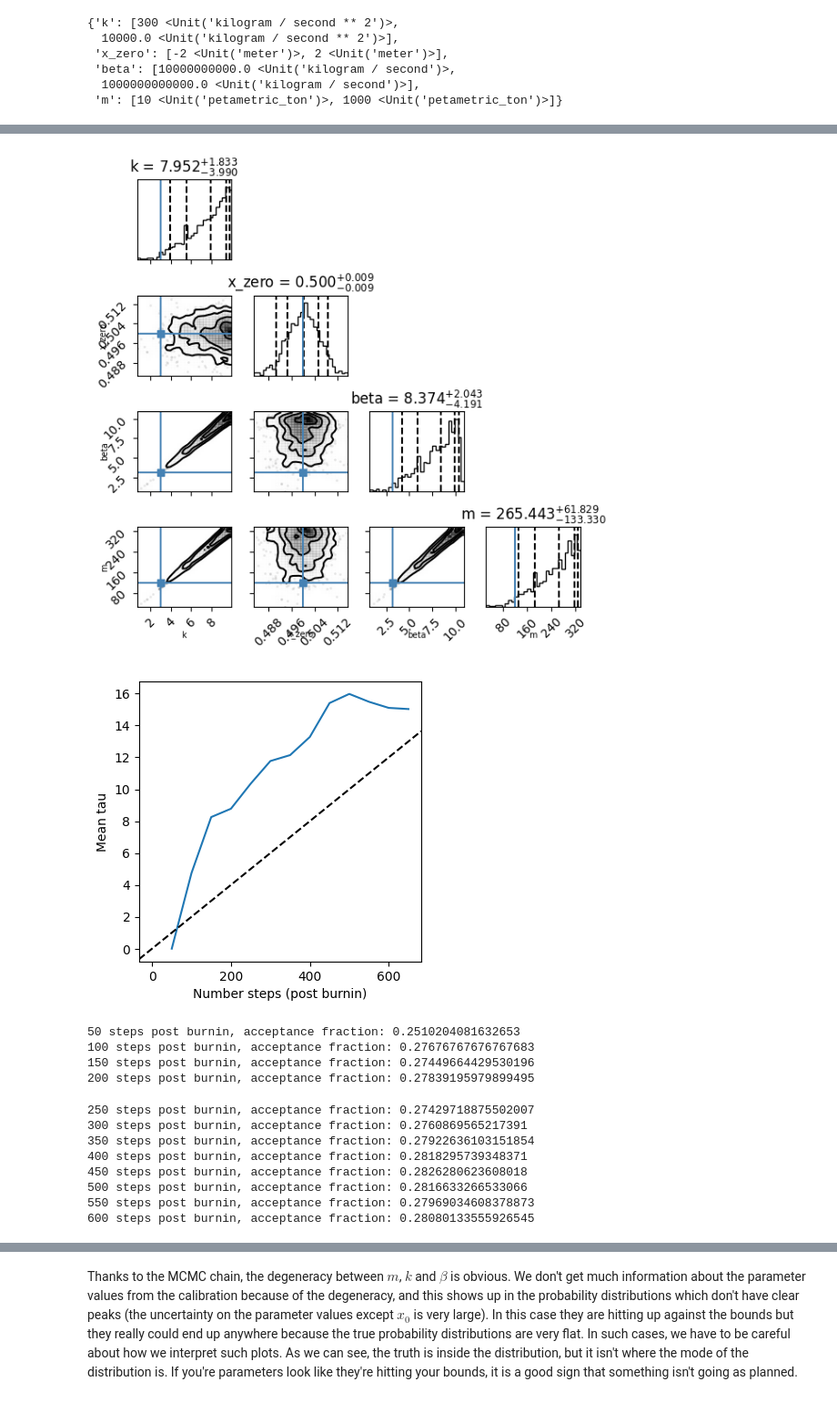
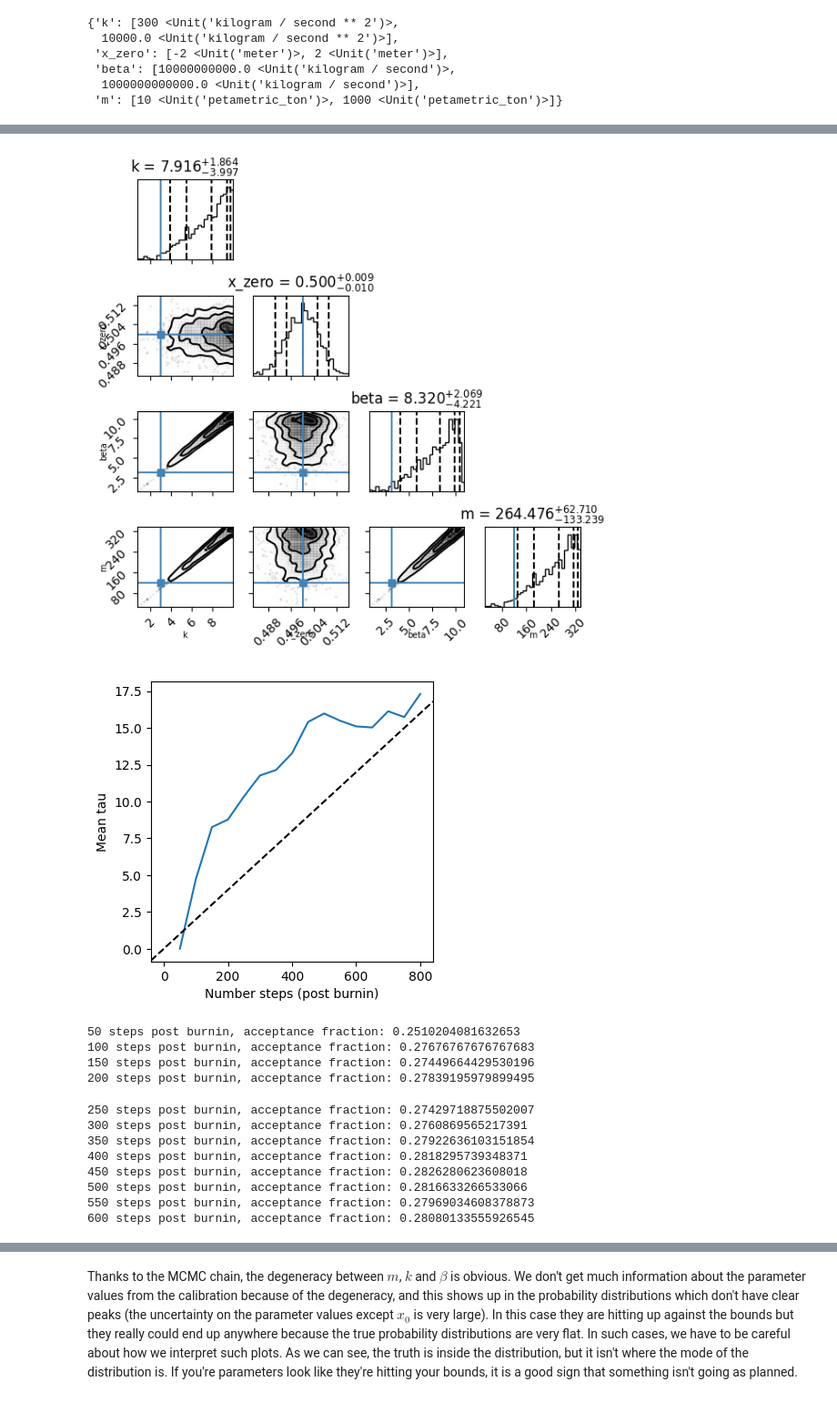
Before and after one commit to openscm/OpenSCM-Calibration-examples, a Jupyter notebook: notebooks/basic-demo.ipynb, the cells around one changed output, grey strips where cells are left out. Shown at 91% size. Drawn from its saved outputs; the diff is of its cells as text; code cells hidden in the pictures.

```diff
--- a/notebooks/basic-demo.ipynb
+++ b/notebooks/basic-demo.ipynb
@@ -1039,7 +1048,7 @@ Bounds dictionary
 # %%
 processes = 4
 
-max_iterations = 750
+max_iterations = 900
 burnin = 100
 thin = 15
 
@@ -1189,5 +1198,5 @@ for _ in range(4):
-[figure, old version]
+[figure, new version]
-[figure, old version]
+[figure, new version]
 50 steps post burnin, acceptance fraction: 0.2510204081632653
 100 steps post burnin, acceptance fraction: 0.27676767676767683
 150 steps post burnin, acceptance fraction: 0.27449664429530196
```
Also changed, not shown: parts of 8 cells of this notebook, 2 other files.
